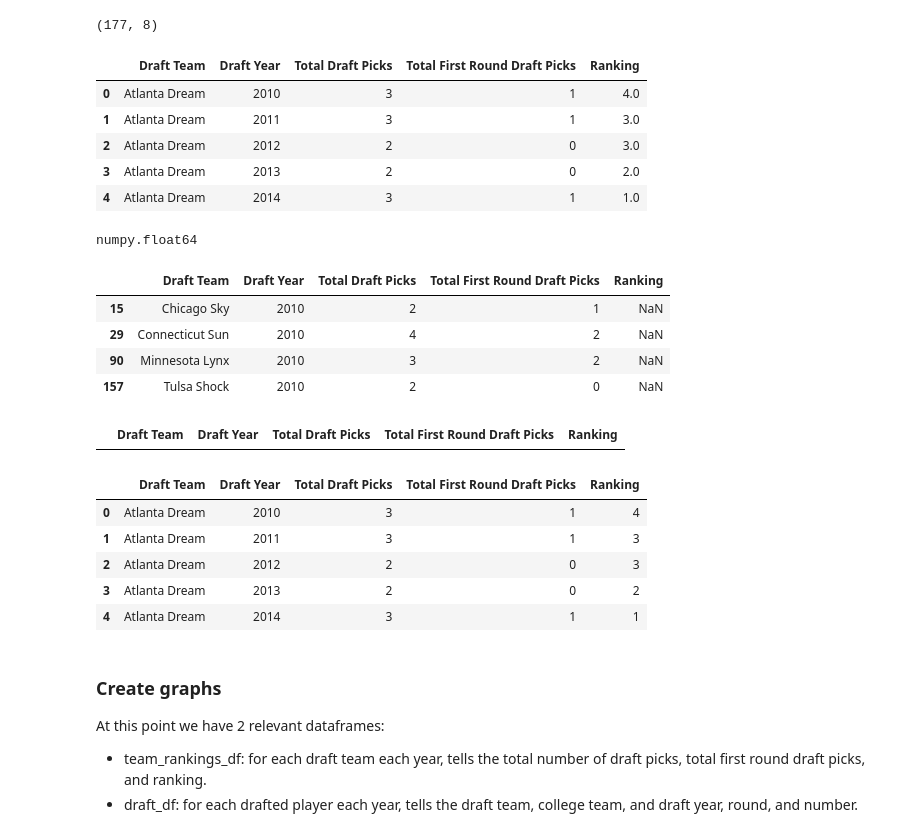
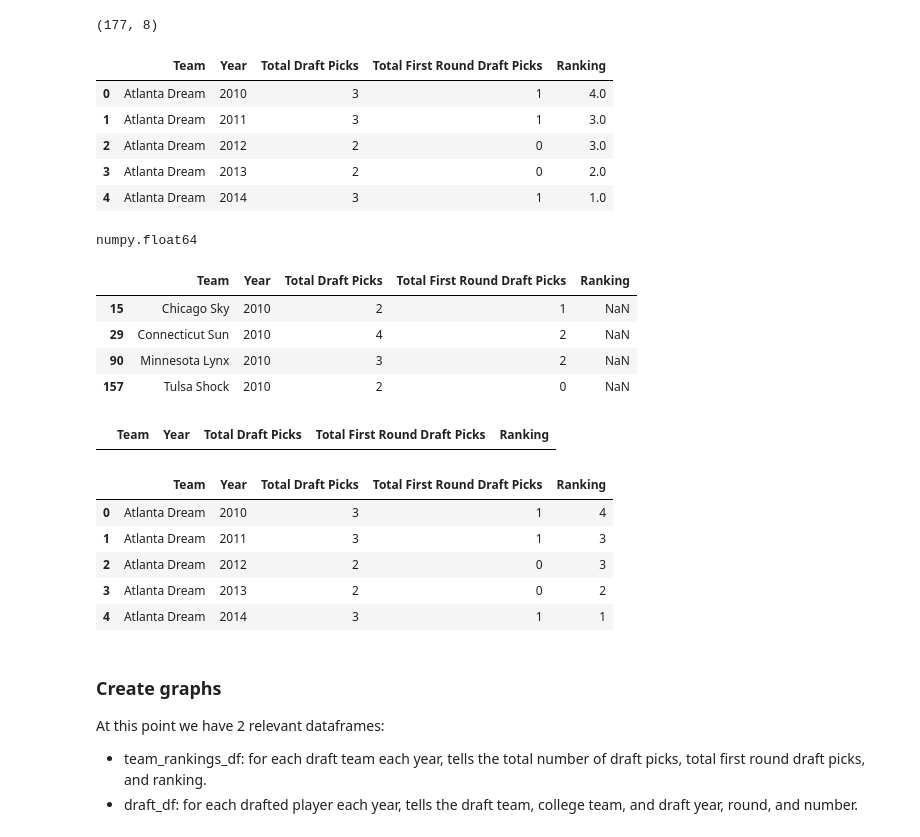
Before and after one commit to nminaa/wnba, a Jupyter notebook: analyzing_draft_picks.ipynb, the cells around one changed output. Saved outputs shown, nothing was run; the diff lists cells and outputs as text; code cells hidden in the pictures.

```diff
--- a/analyzing_draft_picks.ipynb
+++ b/analyzing_draft_picks.ipynb
@@ -186,10 +186,10 @@ team_rankings_df.shape
 (177, 8)
 # %%
 team_rankings_df = team_rankings_df.drop(columns=['TEAM', 'Roster', 'Year'])
-team_rankings_df = team_rankings_df.rename(columns={'Trimmed Draft Team': 'Draft Team', 'Number_of_Players_Drafted': 'Total Draft Picks', 'Number_of_First_Round_Drafts': 'Total First Round Draft Picks'})
+team_rankings_df = team_rankings_df.rename(columns={'Trimmed Draft Team': 'Team', 'Number_of_Players_Drafted': 'Total Draft Picks', 'Number_of_First_Round_Drafts': 'Total First Round Draft Picks', 'Draft Year': 'Year'})
 team_rankings_df.head()
 # %% [output]
-|  | Draft Team | Draft Year | Total Draft Picks | Total First Round Draft Picks | Ranking |
+|  | Team | Year | Total Draft Picks | Total First Round Draft Picks | Ranking |
 | 0 | Atlanta Dream | 2010 | 3 | 1 | 4.0 |
 | 1 | Atlanta Dream | 2011 | 3 | 1 | 3.0 |
 | 2 | Atlanta Dream | 2012 | 2 | 0 | 3.0 |
@@ -202,7 +202,7 @@ numpy.float64
 # %%
 team_rankings_df[team_rankings_df['Ranking'].isna()].head()
 # %% [output]
-|  | Draft Team | Draft Year | Total Draft Picks | Total First Round Draft Picks | Ranking |
+|  | Team | Year | Total Draft Picks | Total First Round Draft Picks | Ranking |
 | 15 | Chicago Sky | 2010 | 2 | 1 | NaN |
 | 29 | Connecticut Sun | 2010 | 4 | 2 | NaN |
 | 90 | Minnesota Lynx | 2010 | 3 | 2 | NaN |
@@ -214,13 +214,13 @@ team_rankings_df.at[90, "Ranking"] = 3.0
 team_rankings_df.at[157, "Ranking"] = 11.0
 team_rankings_df[team_rankings_df['Ranking'].isna()].head()
 # %% [output]
-|  | Draft Team | Draft Year | Total Draft Picks | Total First Round Draft Picks | Ranking |
+|  | Team | Year | Total Draft Picks | Total First Round Draft Picks | Ranking |
 # %%
 team_rankings_df['Ranking'] = team_rankings_df['Ranking'].astype(int)
 # %%
 team_rankings_df.head()
 # %% [output]
-|  | Draft Team | Draft Year | Total Draft Picks | Total First Round Draft Picks | Ranking |
+|  | Team | Year | Total Draft Picks | Total First Round Draft Picks | Ranking |
 | 0 | Atlanta Dream | 2010 | 3 | 1 | 4 |
 | 1 | Atlanta Dream | 2011 | 3 | 1 | 3 |
 | 2 | Atlanta Dream | 2012 | 2 | 0 | 3 |
```
Also changed, not shown: parts of 5 cells of this notebook.
